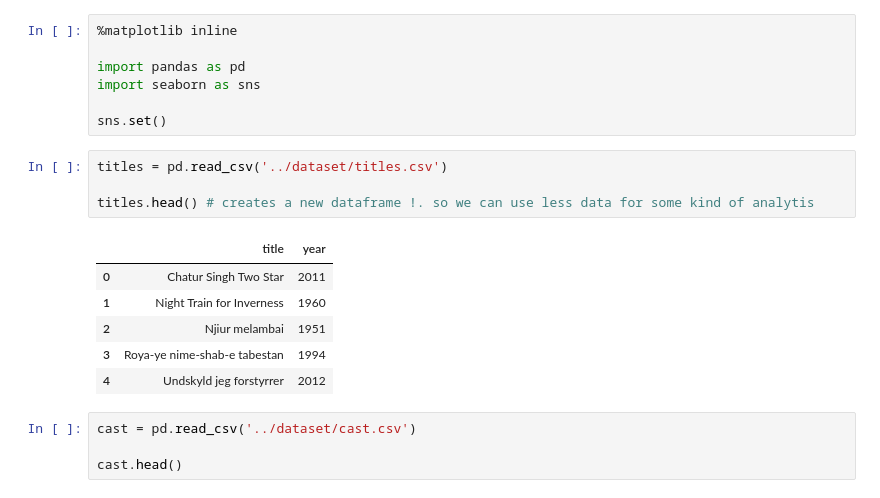
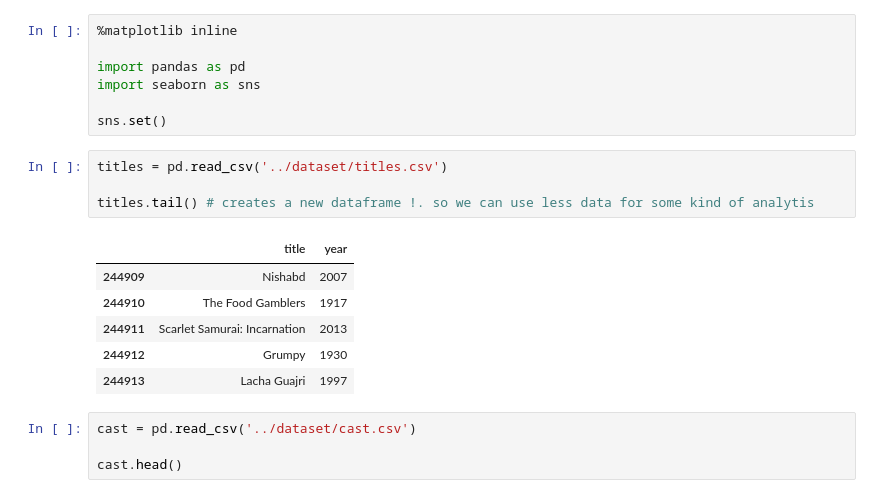
Before and after one commit to tansudasli/analytics-sandbox, a Jupyter notebook: pandas/Exercises-1.ipynb, the cells around one changed output. Saved outputs shown, nothing was run; the diff lists cells and outputs as text.

```diff
--- a/pandas/Exercises-1.ipynb
+++ b/pandas/Exercises-1.ipynb
@@ -8,14 +8,14 @@ sns.set()
 # %%
 titles = pd.read_csv('../dataset/titles.csv')
 
-titles.head() # creates a new dataframe !. so we can use less data for some kind of analytis
+titles.tail() # creates a new dataframe !. so we can use less data for some kind of analytis
 # %% [output]
 |  | title | year |
-| 0 | Chatur Singh Two Star | 2011 |
-| 1 | Night Train for Inverness | 1960 |
-| 2 | Njiur melambai | 1951 |
-| 3 | Roya-ye nime-shab-e tabestan | 1994 |
-| 4 | Undskyld jeg forstyrrer | 2012 |
+| 244909 | Nishabd | 2007 |
+| 244910 | The Food Gamblers | 1917 |
+| 244911 | Scarlet Samurai: Incarnation | 2013 |
+| 244912 | Grumpy | 1930 |
+| 244913 | Lacha Guajri | 1997 |
 # %%
 cast = pd.read_csv('../dataset/cast.csv')
 
```
Also changed, not shown: parts of 12 cells of this notebook.
